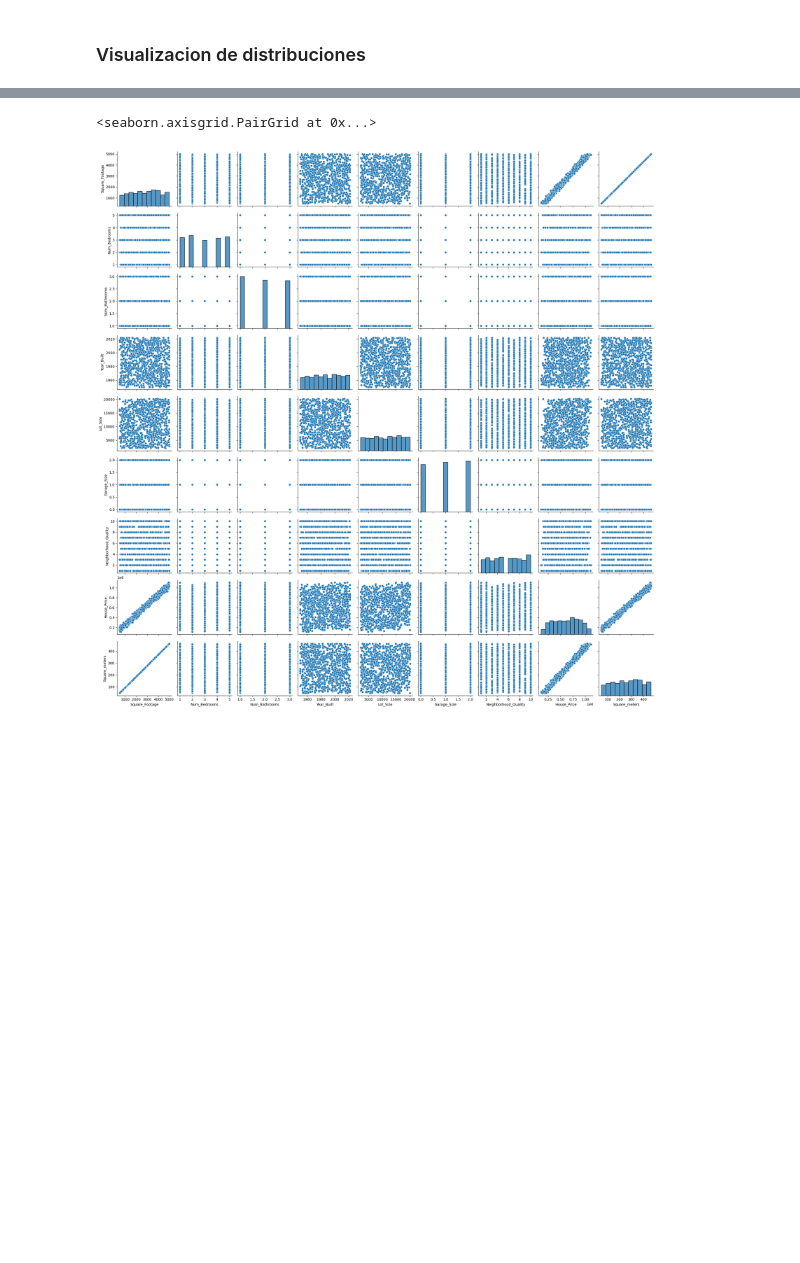
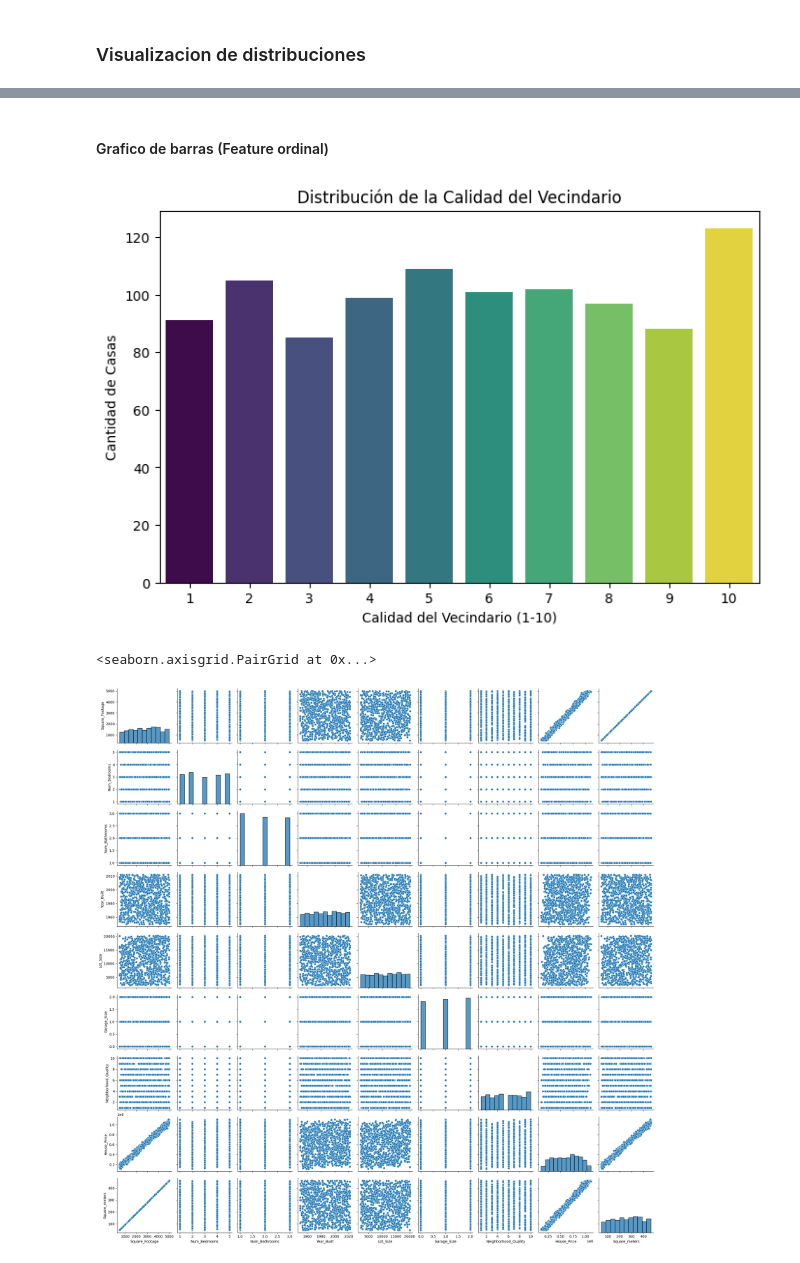
Before and after one commit to Apollo13-0/tarea1-ai, a Jupyter notebook: housePrincing.ipynb, the cells around one changed output, grey strips where cells are left out. Drawn from its saved outputs; the diff is of its cells as text; code cells hidden in the pictures; blank space fills up the shorter version.

```diff
--- a/housePrincing.ipynb
+++ b/housePrincing.ipynb
@@ -68 +124,16 @@ plt.show()
+# %% [markdown]
+#### Grafico de barras (Feature ordinal)
+# %%
+# Contar la cantidad de casas en cada nivel de calidad
+quality_counts = df["Neighborhood_Quality"].value_counts().sort_index()
+
+# Crear el gráfico de barras
+plt.figure(figsize=(8,5))
+sns.barplot(x=quality_counts.index, y=quality_counts.values, hue=quality_counts.index, palette="viridis", legend=False)
+plt.xlabel("Calidad del Vecindario (1-10)")
+plt.ylabel("Cantidad de Casas")
+plt.title("Distribución de la Calidad del Vecindario")
+plt.show()
+# %% [output]
+[figure, added]
 # %%
```
Also changed, not shown: parts of 13 cells of this notebook.
